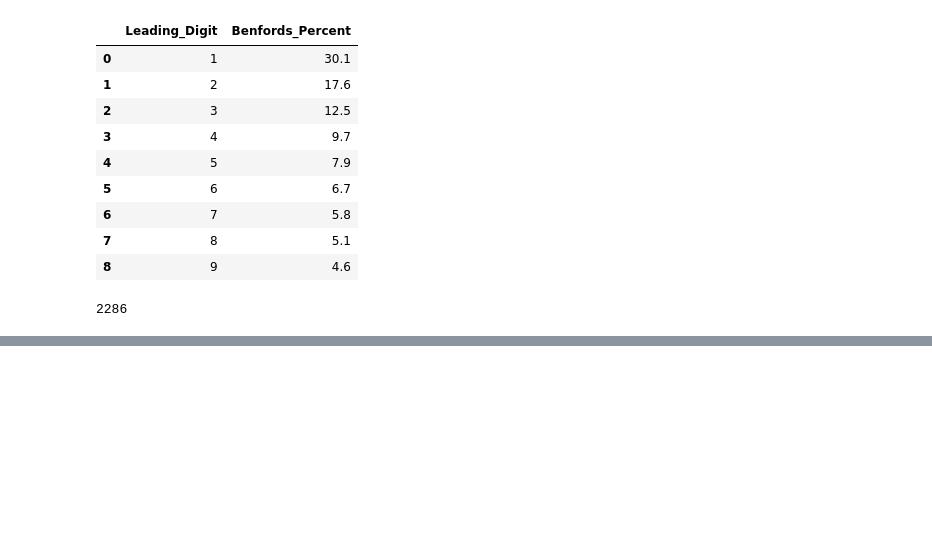
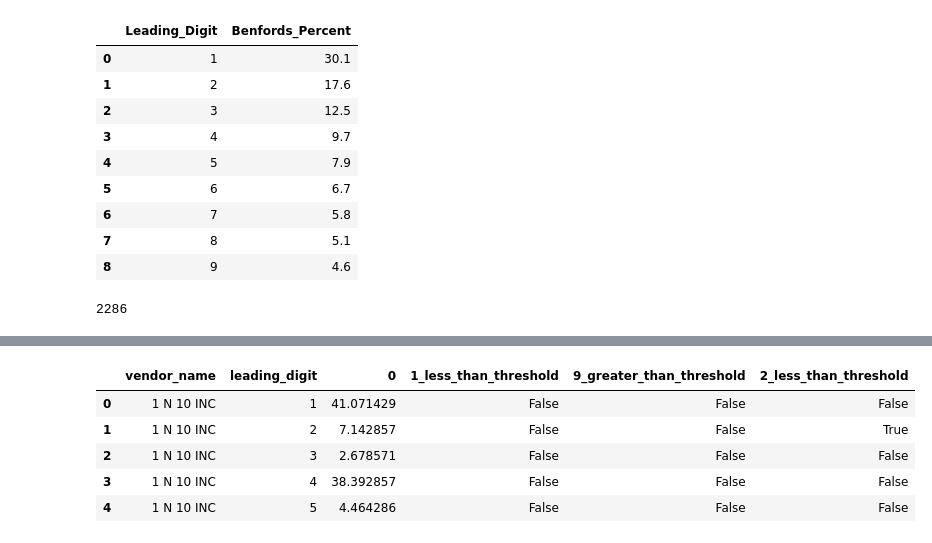
Before and after one commit to mrkjhsn/City-of-Phoenix-Vendor-Payments, a Jupyter notebook: benfords_law_analysis.ipynb, the cells around one changed output, grey strips where cells are left out. Saved outputs shown, nothing was run; the diff lists cells and outputs as text; code cells hidden in the pictures; blank space fills up the shorter version.

```diff
--- a/benfords_law_analysis.ipynb
+++ b/benfords_law_analysis.ipynb
@@ -129,0 +125,25 @@ NameError: name 'matplotlib' is not defined
+# %%
+# identify vendors if leading digit 1 is less than 20% of total digits for that vendor
+# according to Benford's law, it should around 30%
+
+vendor_leading_digit_percent['1_less_than_threshold'] = (vendor_leading_digit_percent['leading_digit'] == 1) & \
+                                    (vendor_leading_digit_percent.iloc[:,2] <= 20)
+
+# identify vendors if leading digit 9 is greater than or equal to 10% of total digits for that vendor
+# according to Benford's law, it should be around 5%
+
+vendor_leading_digit_percent['9_greater_than_threshold'] = (vendor_leading_digit_percent['leading_digit'] == 9) & \
+                                    (vendor_leading_digit_percent.iloc[:,2] >= 10)
+
+# identify vendors if leading digit 2 is greater than or equal to 12% of total digits for that vendor
+# according to Benford's law, it should be around 18%
+
+vendor_leading_digit_percent['2_less_than_threshold'] = (vendor_leading_digit_percent['leading_digit'] == 2) & \
+                                    (vendor_leading_digit_percent.iloc[:,2] <= 12)
+# %% [output]
+|  | vendor_name | leading_digit | 0 | 1_less_than_threshold | 9_greater_than_threshold | 2_less_than_threshold |
+| 0 | 1 N 10 INC | 1 | 41.071429 | False | False | False |
+| 1 | 1 N 10 INC | 2 | 7.142857 | False | False | True |
+| 2 | 1 N 10 INC | 3 | 2.678571 | False | False | False |
+| 3 | 1 N 10 INC | 4 | 38.392857 | False | False | False |
+| 4 | 1 N 10 INC | 5 | 4.464286 | False | False | False |
```
Also changed, not shown: parts of 20 cells of this notebook.
